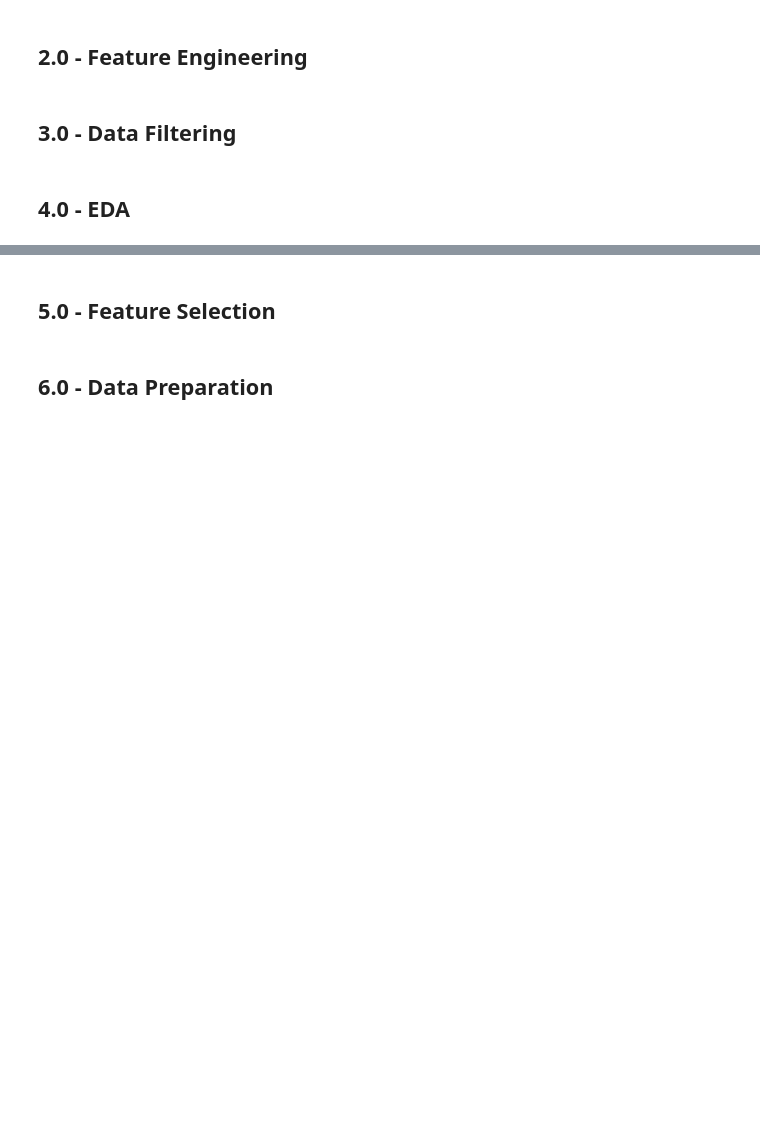
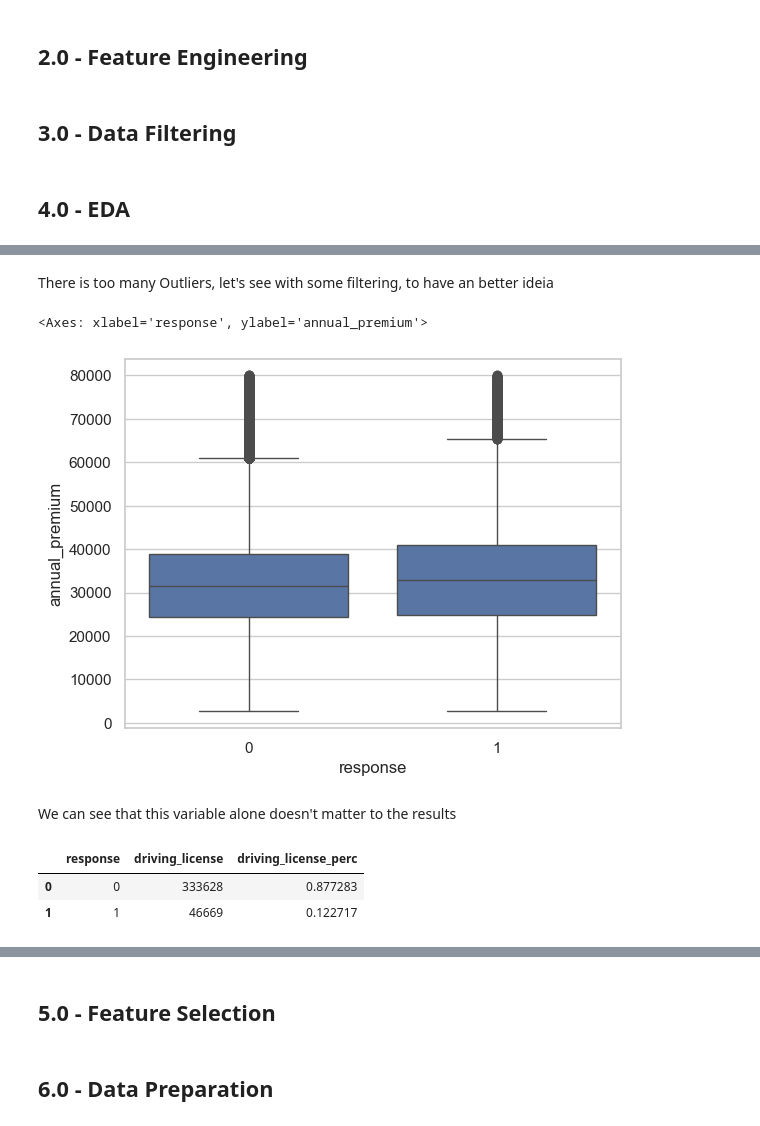
Before and after one commit to kubohenrique/health_insurance, a Jupyter notebook: Notebooks/ciclo01.ipynb, the cells around one changed output, grey strips where cells are left out. Saved outputs shown, nothing was run; the diff lists cells and outputs as text; code cells hidden in the pictures; blank space fills up the shorter version.

```diff
--- a/Notebooks/ciclo01.ipynb
+++ b/Notebooks/ciclo01.ipynb
@@ -29,0 +177,21 @@ df_raw = pd.read_csv('/Users/henriquekubo/Documents/repos/health/health_insuranc
+# %% [markdown]
+There is too many Outliers, let's see with some filtering, to have an better ideia
+# %%
+#'annual_premium'
+aux = df4[df4['annual_premium'] < 80000]
+sns.boxplot( x='response', y='annual_premium', data=aux )
+# %% [output]
+<Axes: xlabel='response', ylabel='annual_premium'>
+[figure, added]
+# %% [markdown]
+We can see that this variable alone doesn't matter to the results
+# %%
+#'driving_license'
+aux = df4[['driving_license', 'response']].groupby( 'response' ).sum().reset_index()
+aux['driving_license_perc'] = aux['driving_license'] / aux['driving_license'].sum()
+aux.head()
+#sns.barplot( x='response', y='driving_license', data=aux )
+# %% [output]
+|  | response | driving_license | driving_license_perc |
+| 0 | 0 | 333628 | 0.877283 |
+| 1 | 1 | 46669 | 0.122717 |
```
Also changed, not shown: parts of 25 cells of this notebook.
